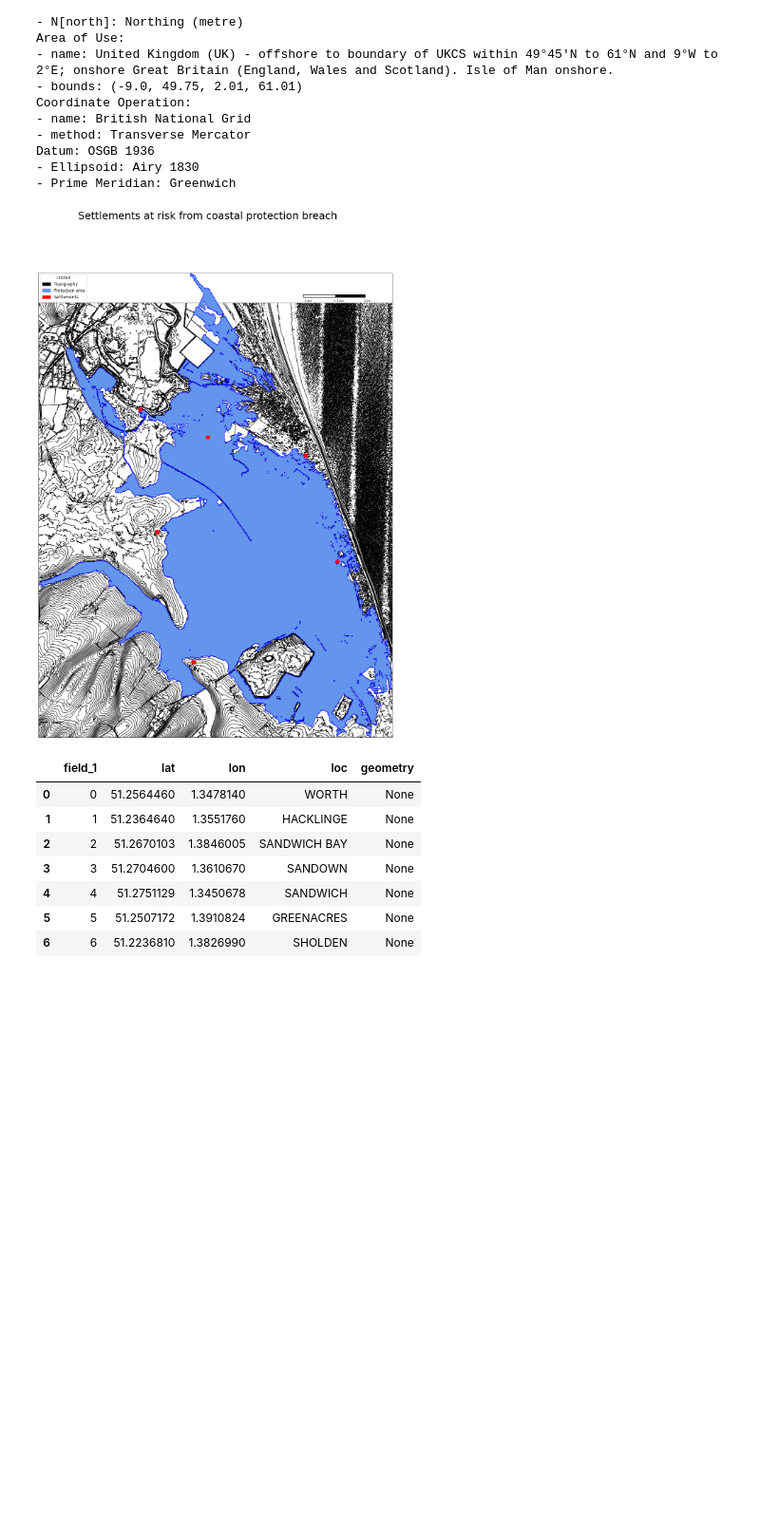
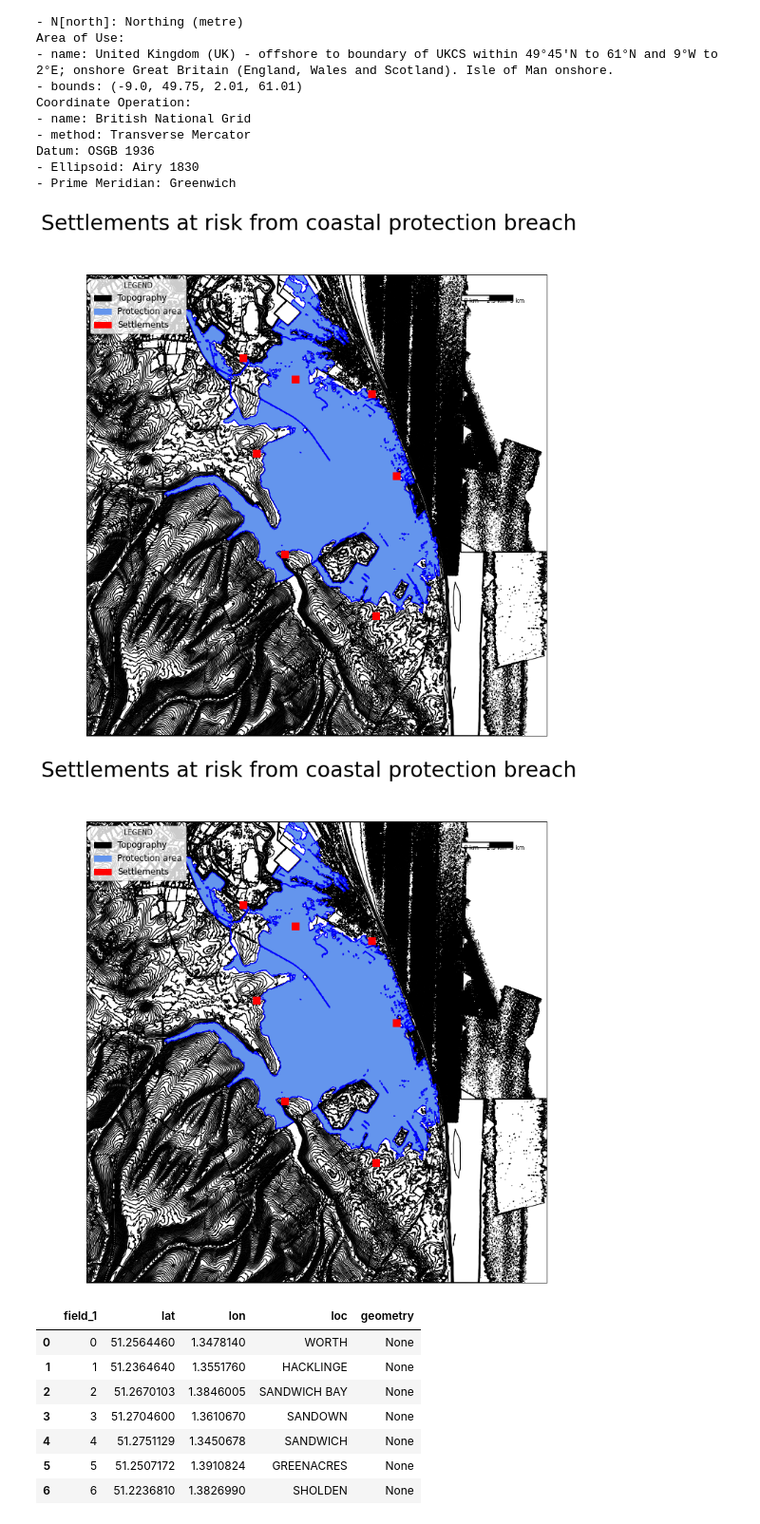
Before and after one commit to pjb41/PBridgesAssignment, a Jupyter notebook: Assign_workings.ipynb, the cells around one changed output. Shown at 95% size. Saved outputs shown, nothing was run; the diff lists cells and outputs as text; code cells hidden in the pictures; blank space fills up the shorter version.

```diff
--- a/Assign_workings.ipynb
+++ b/Assign_workings.ipynb
@@ -81,71 +80,80 @@ Datum: OSGB 1936
 - Ellipsoid: Airy 1830
 - Prime Meridian: Greenwich
 # %%
-myFig = plt.figure(figsize=(25, 25))
+# create a figure of size 12x12 (based in inches)
+myFig = plt.figure(figsize=(25, 12))
 
+# Create a Universal Transverse Mercator reference system to transfrom the data.
+# In this case for the East of UK we use 31.
+# To find the UTM for your desired location go to : https://mangomap.com/robertyoung/maps/69585/what-utm-zone-am-i-in-#
 myCRS = ccrs.UTM(31)
 
-ax = plt.axes(projection=ccrs.Mercator(31))
+# Create an axis object in the figure using a Mercator projection, where we can actually plot our data
+ax = plt.axes(projection=ccrs.Mercator())
 
-
-
-
+# We are adding the topography data using ShapelyFeature from cartopy with black lines and a white face.
 top_feature = ShapelyFeature(dtm['geometry'], myCRS, edgecolor='black', facecolor='w')
+# add the features
 xmin, ymin, xmax, ymax = dtm.total_bounds
 ax.add_feature(top_feature)
 
+# using set_extent we are re-ordering the co-ordinates to zoom the map to our area of interest.
 ax.set_extent([xmin, xmax, ymin, ymax], crs=myCRS)
 
+# We are adding our sea defences polygon data onto the topography data again using ShapelyFeature.
+# Here we are using a blue outline with a Cornflower Blue fill.
+inset_feature = ShapelyFeature(seadef['geometry'], myCRS, edgecolor='blue', facecolor='CornflowerBlue')
+xmin, ymin, xmax, ymax = dtm.total_bounds
+ax.add_feature(inset_feature)
 
-inset_feature = ShapelyFeature(seadef['geometry'], myCRS, edgecolor='blue', facecolor='CornflowerBlue')
-xmin, ymin, xmax, ymax = seadef.total_bounds
-ax.add_feature(inset_feature)
-alpha = 1
 
+# Here we plot the point data of at risk settlements on top of both previously plotted layers.
+# To stand out against black and blue I have used red fro these points.
 end_feature = ax.plot(points1.geometry.x, points1.geometry.y, 's', color='red', ms=10, transform=myCRS)
 
-
+# Here we create a title for our map and use a font size of 30.
 plt.suptitle('Settlements at risk from coastal protection breach', fontsize=30)
 
+
+# This is where we create the component for our legend using just colors and label names.
 top_feature = mpatches.Patch(color='black', label='Topography')
 inset_feature = mpatches.Patch(color='CornflowerBlue', label='Protection area')
 end_feature = mpatches.Patch(color='red', label='Settlements')
 
-
+# Plot the legend, here we have used a font size of 12 and just "LEGEND" for the title.
 plt.legend(handles=[top_feature, inset_feature, end_feature], fontsize=12, title="LEGEND")
 
-gridlines = ax.gridlines(draw_labels=True,
-                         xlocs=[1.34, 1.35, 1.36, 1.37, 1.38, 1.39],
-                         ylocs=[51.21, 51.22, 51.23, 51.24, 51.25, 51.26])
 
-gridlines.left_labels = False
-gridlines.bottom_labels = False
-ax.set_extent([xmin, xmax, ymin, ymax], crs=myCRS)
-
+# Design a scale bar for a length of 5km to go in the top right corner of your map.
 def scale_bar(ax, location=(0.92, 0.95)):
     llx0, llx1, lly0, lly1 = ax.get_extent(ccrs.PlateCarree())
     sbllx = (llx1 + llx0) / 2
     sblly = lly0 + (lly1 - lly0) * location[1]
 
     tmc = ccrs.TransverseMercator(sbllx, sblly)
     x0, x1, y0, y1 = ax.get_extent(tmc)
     sbx = x0 + (x1 - x0) * location[0]
     sby = y0 + (y1 - y0) * location[1]
 
     plt.plot([sbx, sbx - 1000], [sby, sby], color='k', linewidth=9, transform=tmc)
     plt.plot([sbx, sbx - 500], [sby, sby], color='k', linewidth=6, transform=tmc)
     plt.plot([sbx-500, sbx - 1000], [sby, sby], color='w', linewidth=6, transform=tmc)
 
+# Change the numbering of your increments here.
     plt.text(sbx, sby-100, '5 km', transform=tmc, fontsize=8)
     plt.text(sbx-500, sby-100, '2.5 km', transform=tmc, fontsize=8)
     plt.text(sbx-1000, sby-100, '0 km', transform=tmc, fontsize=8)
 
+
+#Plot the scale bar
 scale_bar(ax)
 
-
+# Plot your map
 plt.show()
+myFig
 # %% [output]
-[figure, old version]
+[figure, new version]
+[figure, added]
 # %%
 settlement
 # %% [output]
```
Also changed, not shown: parts of 2 cells of this notebook.
